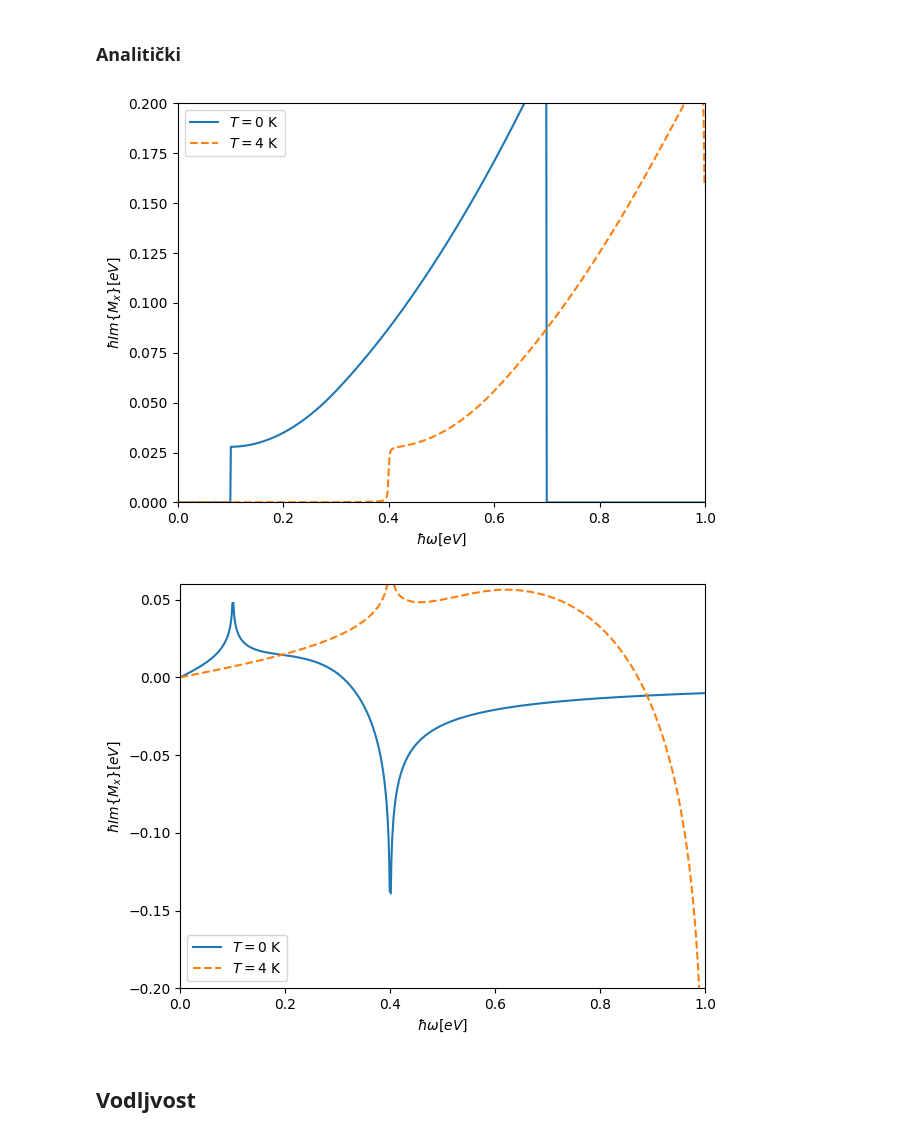
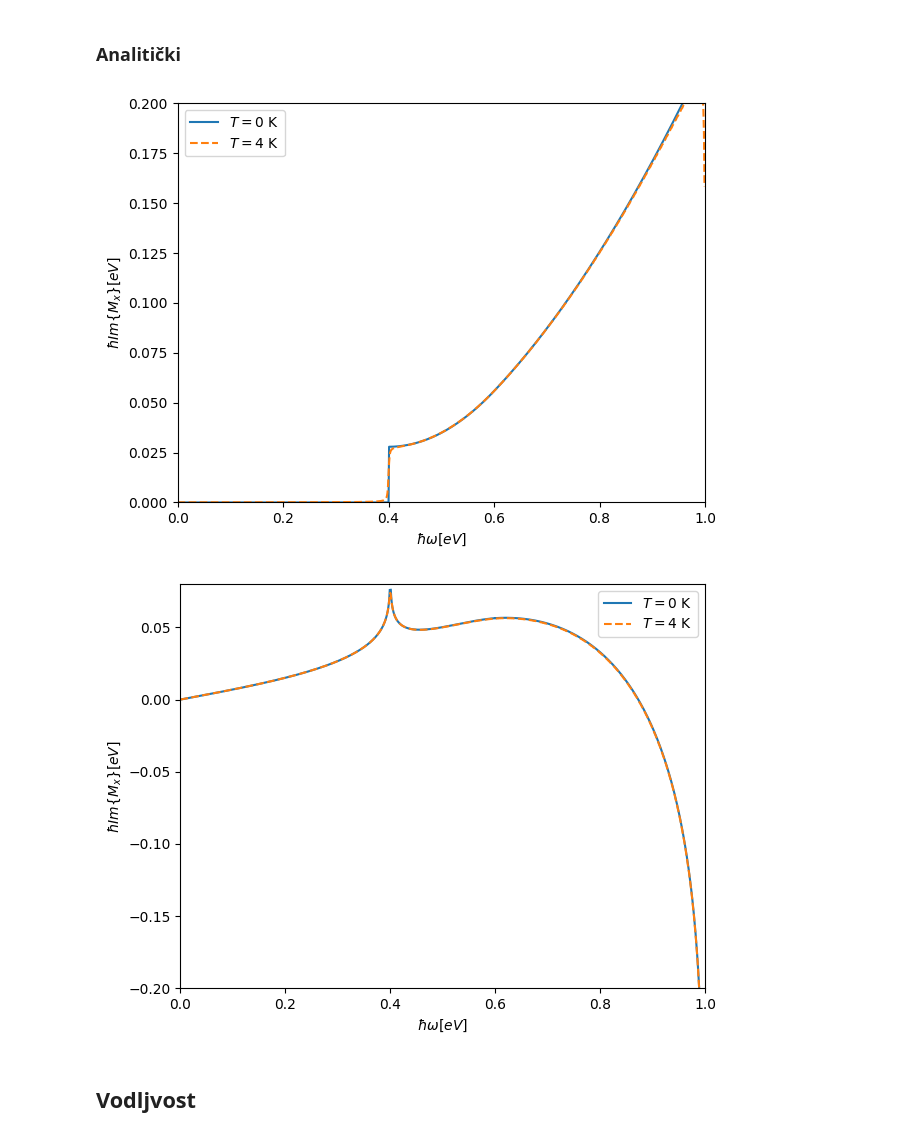
Before and after one commit to ppapac/24112024_memfn, a Jupyter notebook: MemoryDirac3D_usingTQ_270526.ipynb, the cells around one changed output. Cells and saved outputs as stored; diff of their text form; code cells hidden in the pictures.

```diff
--- a/MemoryDirac3D_usingTQ_270526.ipynb
+++ b/MemoryDirac3D_usingTQ_270526.ipynb
@@ -318,7 +318,7 @@ def mem_fn_real_anal(hbar_w, e_c, hbar_w_ph=hbar_w_op, u=Ef):
     )
 # %%
 fig, ax = setup_plot(real=False, x_lim=[0, 1], y_lim=[0, 0.2])
-values = list(mem_fn_imag_anal(ws_0, 0.8).to("cpu"))
+values = list(mem_fn_imag_anal(ws_0, 0.8, hbar_w_ph=0.4).to("cpu"))
 plot_result(ax, values, T=0)
 numeric_values = read_from_csv("op, imag, T=4K, eta=0.001eV")[1]
 ax.plot(
@@ -331,22 +331,22 @@ ax.legend(loc="best")
 
 fig.tight_layout()
 # %% [output]
-[figure, old version]
+[figure, new version]
 # %%
-fig, ax = setup_plot(real=False, x_lim=[0, 1], y_lim=[-0.2, 0.06])
-values = list(mem_fn_real_anal(ws_0, 0.5).to("cpu"))
+fig, ax = setup_plot(real=False, x_lim=[0, 1], y_lim=[-0.2, 0.08])
+values = list(mem_fn_real_anal(ws_0, 0.8, hbar_w_ph=0.4).to("cpu"))
 plot_result(ax, values, T=0)
 numeric_values = read_from_csv("op, real, T=4K, eta=0.001eV")[1]
 ax.plot(
     ws_0.to("cpu"),
     numeric_values,
     linestyle="--",
     label=f"$T={T_0}$ K",
 )
 ax.legend(loc="best")
 fig.tight_layout()
 # %% [output]
-[figure, old version]
+[figure, new version]
 # %% [markdown]
 ## Vodljvost
 # %%
```
Also changed, not shown: 5 other files.
